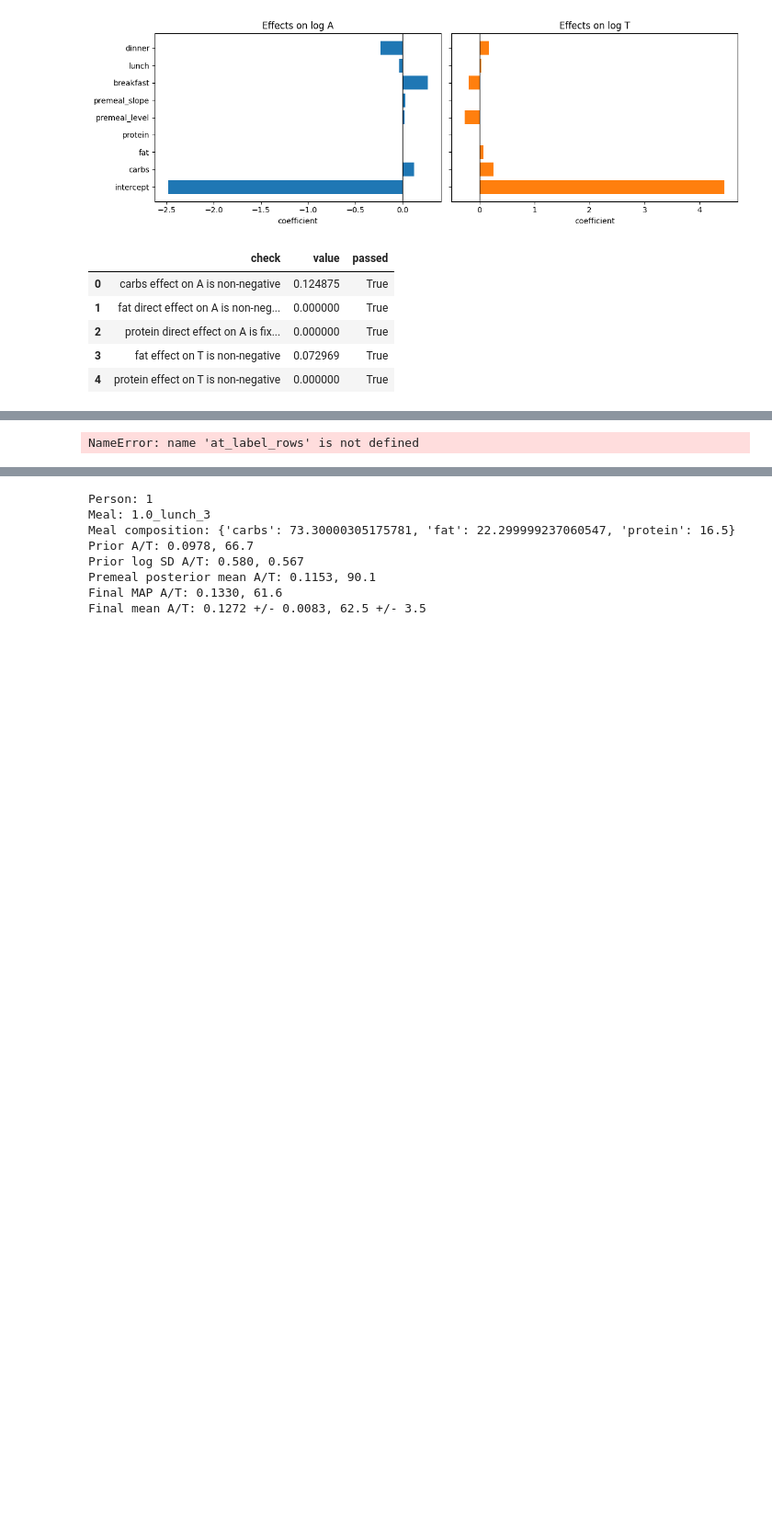
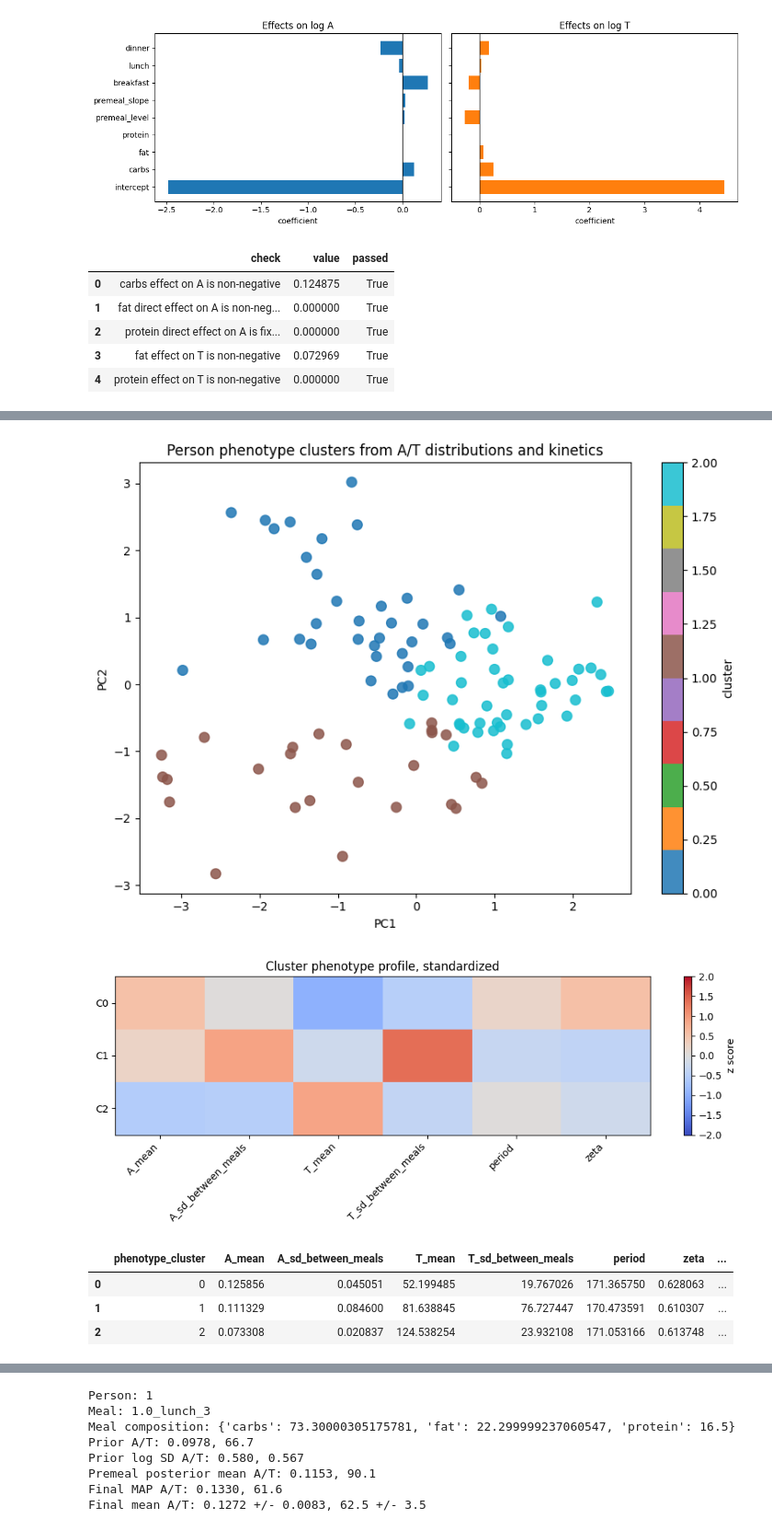
Before and after one commit to vskantze/dynamic-metabolic-state, a Jupyter notebook: nbs/mode2_online_bayesian_meal_identification_real_data.ipynb, the cells around one changed output, grey strips where cells are left out. Shown at 92% size. Cells and saved outputs as stored; diff of their text form; code cells hidden in the pictures; blank space fills up the shorter version.

```diff
--- a/nbs/mode2_online_bayesian_meal_identification_real_data.ipynb
+++ b/nbs/mode2_online_bayesian_meal_identification_real_data.ipynb
@@ -1250,7 +1533,7 @@ X_std = X.std(axis=0, keepdims=True)
 X_std[X_std == 0] = 1.0
 X_z = (X - X_mean) / X_std
 
-N_PHENOTYPE_CLUSTERS = min(4, len(person_phenotype_df))
+N_PHENOTYPE_CLUSTERS = min(3, len(person_phenotype_df))
 phenotype_labels, phenotype_centers = kmeans_numpy(X_z, n_clusters=N_PHENOTYPE_CLUSTERS, random_state=1)
 phenotype_xy = pca_2d(X_z)
 
@@ -1272,34 +1555,39 @@ scatter = ax.scatter(
     person_phenotype_df["PC1"],
     person_phenotype_df["PC2"],
     c=person_phenotype_df["phenotype_cluster"],
     cmap="tab10",
     s=70,
     alpha=0.85,
 )
 ax.set_title("Person phenotype clusters from A/T distributions and kinetics")
 ax.set_xlabel("PC1")
 ax.set_ylabel("PC2")
 plt.colorbar(scatter, ax=ax, label="cluster")
 plt.tight_layout()
 plt.show()
 
 profile_matrix = cluster_profiles[cluster_features].to_numpy(dtype=float)
 profile_z = (profile_matrix - person_phenotype_df[cluster_features].mean().to_numpy()) / person_phenotype_df[cluster_features].std().replace(0, 1).to_numpy()
 
 fig, ax = plt.subplots(1, 1, figsize=(10, 4))
 im = ax.imshow(profile_z, aspect="auto", cmap="coolwarm", vmin=-2, vmax=2)
 ax.set_xticks(np.arange(len(cluster_features)))
 ax.set_xticklabels(cluster_features, rotation=45, ha="right")
 ax.set_yticks(np.arange(len(cluster_profiles)))
 ax.set_yticklabels([f"C{int(c)}" for c in cluster_profiles["phenotype_cluster"]])
 ax.set_title("Cluster phenotype profile, standardized")
 plt.colorbar(im, ax=ax, label="z score")
 plt.tight_layout()
 plt.show()
 
 cluster_profiles
 # %% [output]
-NameError: name 'at_label_rows' is not defined
+[figure, added]
+[figure, added]
+|  | phenotype_cluster | A_mean | A_sd_between_meals | T_mean | T_sd_between_meals | period | zeta | ... |
+| 0 | 0 | 0.125856 | 0.045051 | 52.199485 | 19.767026 | 171.365750 | 0.628063 | ... |
+| 1 | 1 | 0.111329 | 0.084600 | 81.638845 | 76.727447 | 170.473591 | 0.610307 | ... |
+| 2 | 2 | 0.073308 | 0.020837 | 124.538254 | 23.932108 | 171.053166 | 0.613748 | ... |
 # %%
 # =========================================================
 # CLINICAL RISK MARKERS ASSOCIATED WITH PHENOTYPE CLUSTERS
```
Also changed, not shown: parts of 4 cells of this notebook.
